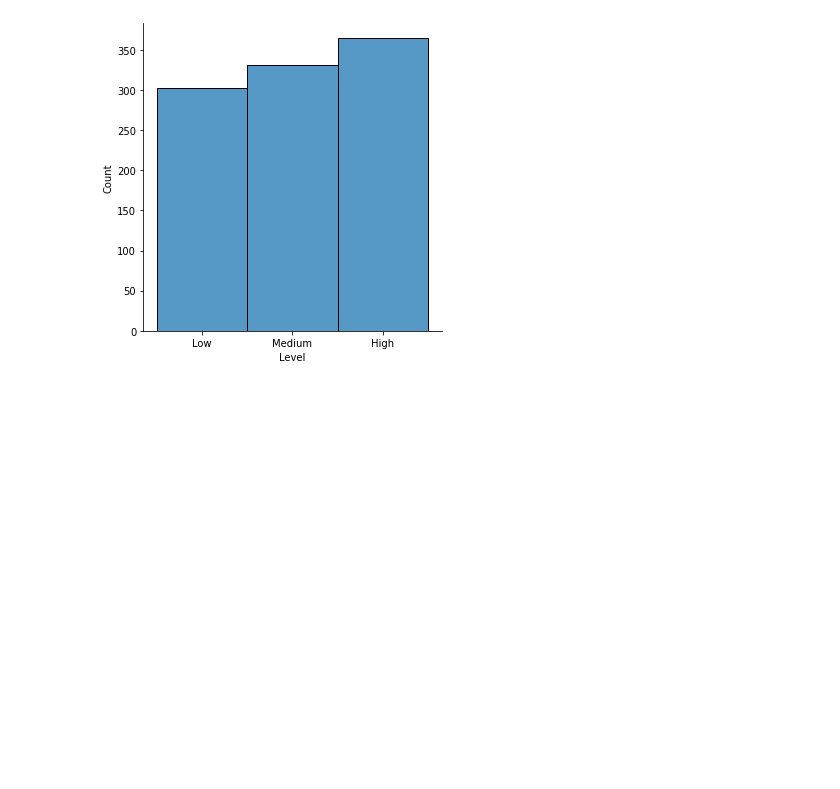
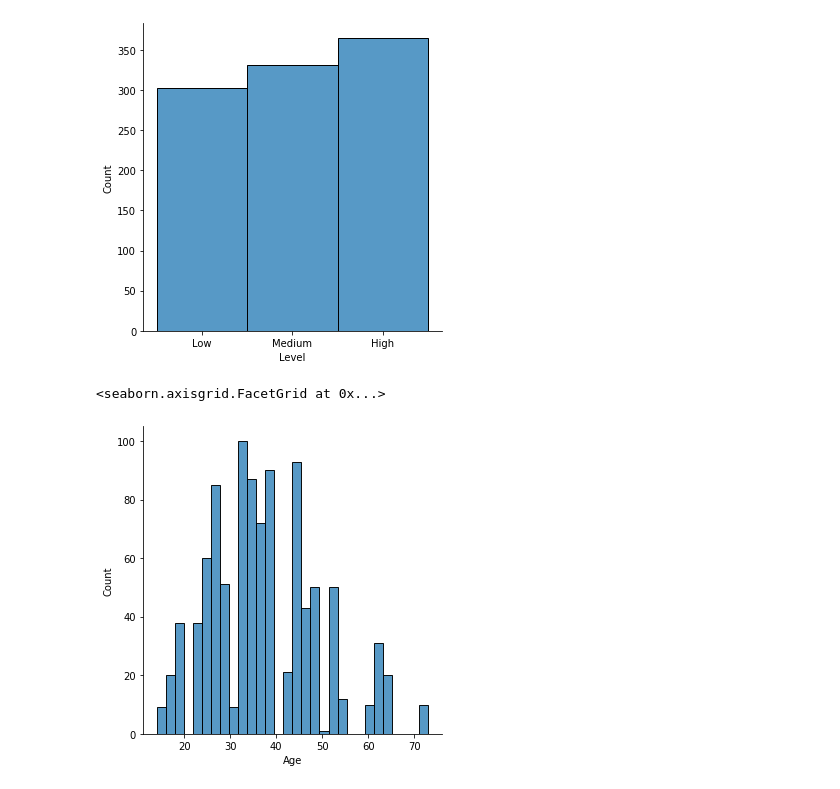
Before and after one commit to Doni-zete/Lung-cancer, a Jupyter notebook: Lung_Cancer.ipynb, the cells around one changed output. Cells and saved outputs as stored; diff of their text form; code cells hidden in the pictures; blank space fills up the shorter version.

```diff
--- a/Lung_Cancer.ipynb
+++ b/Lung_Cancer.ipynb
@@ -143,3 +145,8 @@ sns.displot(df, x='Level')
 # %% [output]
 <seaborn.axisgrid.FacetGrid at 0x...>
 [figure]
+# %%
+sns.displot(df, x='Age',bins=30)
+# %% [output]
+<seaborn.axisgrid.FacetGrid at 0x...>
+[figure, added]
```
Also changed, not shown: parts of 6 cells of this notebook.
